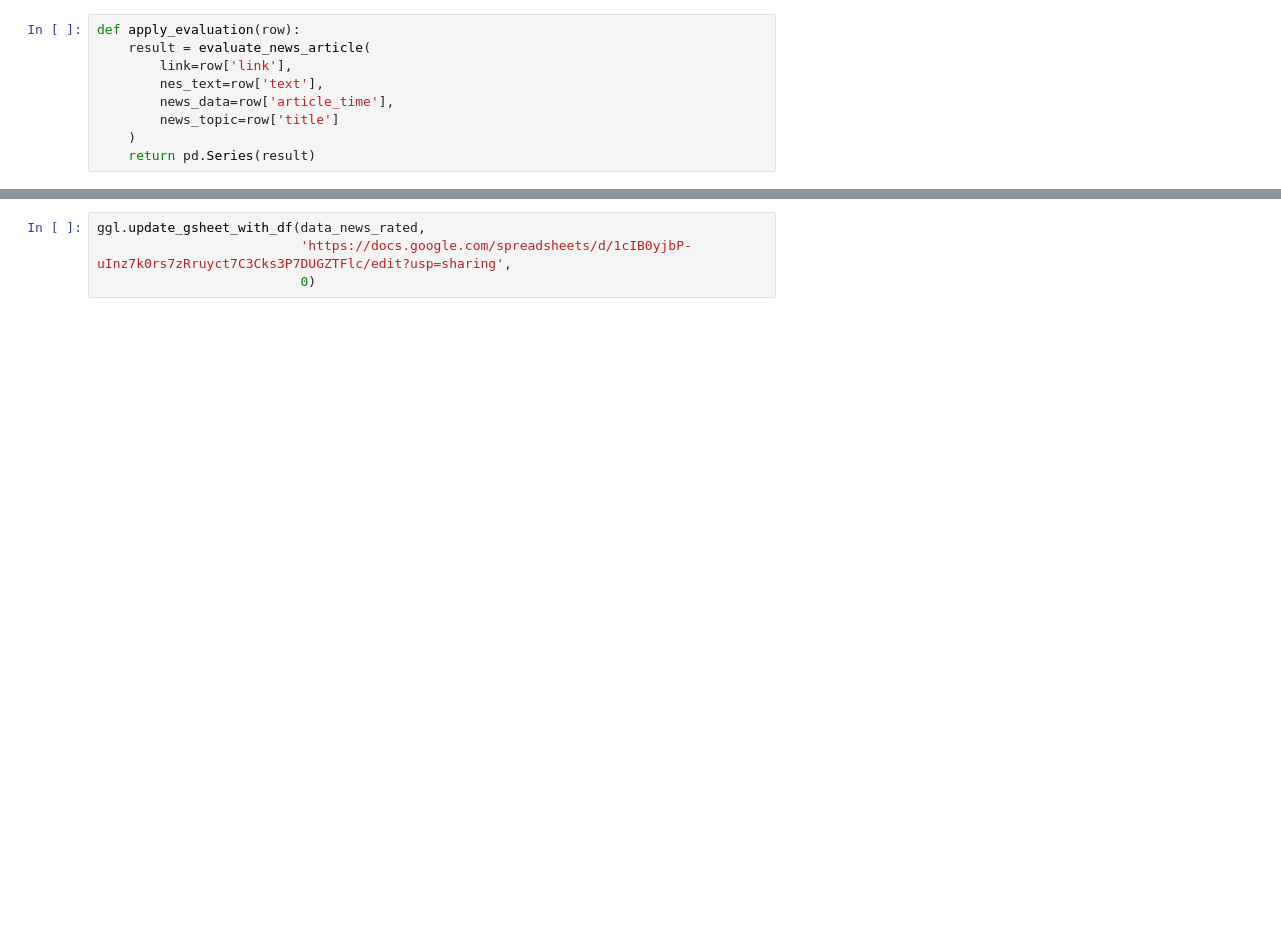
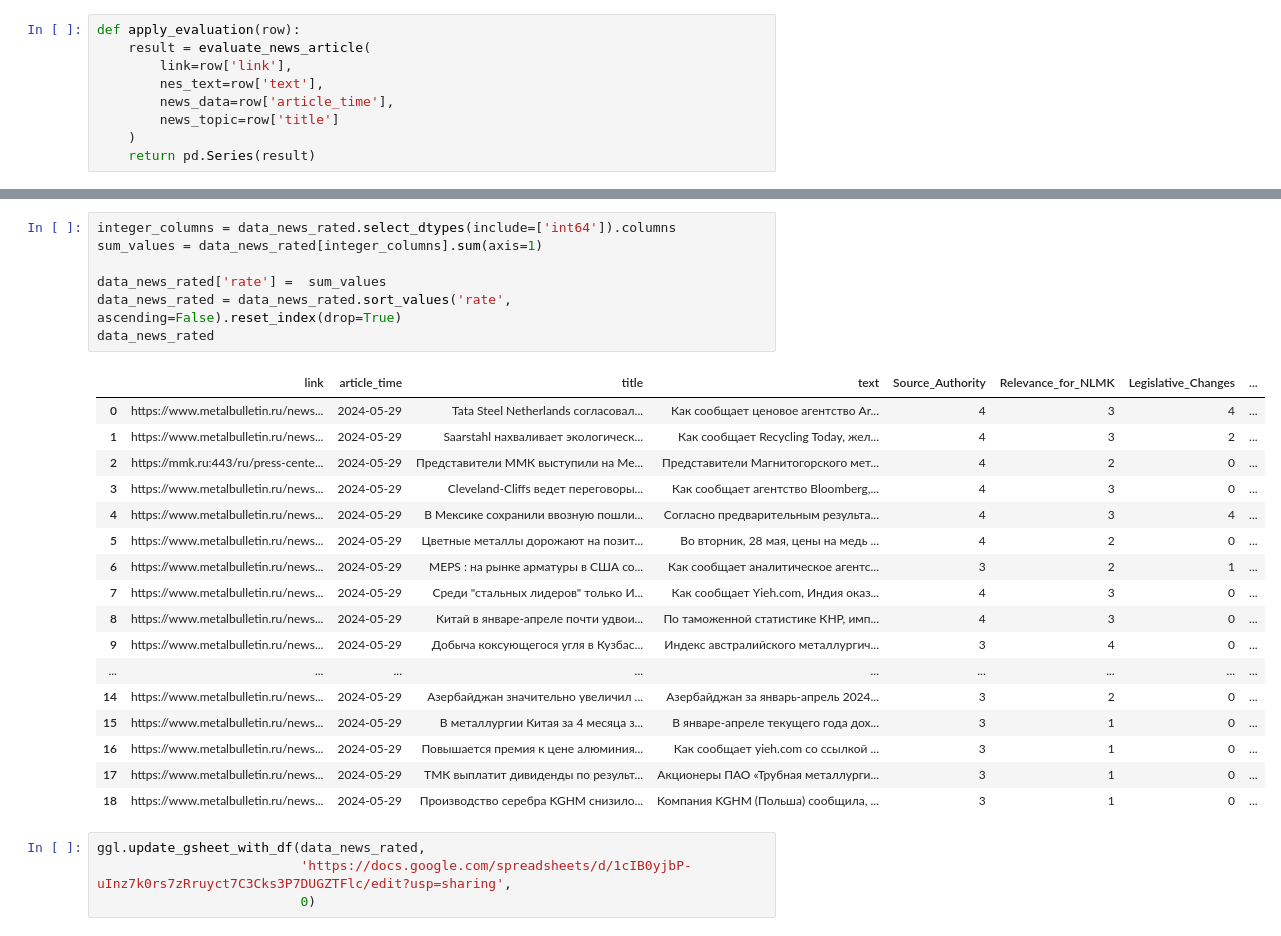
Before and after one commit to mlenzovet/nlmk_bot, a Jupyter notebook: csv_processing.ipynb, the cells around one changed output, grey strips where cells are left out. Drawn from its saved outputs; the diff is of its cells as text; blank space fills up the shorter version.

```diff
--- a/csv_processing.ipynb
+++ b/csv_processing.ipynb
@@ -108,3 +149,28 @@ data_news_rated
+# %%
+integer_columns = data_news_rated.select_dtypes(include=['int64']).columns
+sum_values = data_news_rated[integer_columns].sum(axis=1)
+
+data_news_rated['rate'] =  sum_values
+data_news_rated = data_news_rated.sort_values('rate', ascending=False).reset_index(drop=True)
+data_news_rated
+# %% [output]
+|  | link | article_time | title | text | Source_Authority | Relevance_for_NLMK | Legislative_Changes | ... |
+| 0 | https://www.metalbulletin.ru/news... | 2024-05-29 | Tata Steel Netherlands согласовал... | Как сообщает ценовое агентство Ar... | 4 | 3 | 4 | ... |
+| 1 | https://www.metalbulletin.ru/news... | 2024-05-29 | Saarstahl нахваливает экологическ... | Как сообщает Recycling Today, жел... | 4 | 3 | 2 | ... |
+| 2 | https://mmk.ru:443/ru/press-cente... | 2024-05-29 | Представители ММК выступили на Ме... | Представители Магнитогорского мет... | 4 | 2 | 0 | ... |
+| 3 | https://www.metalbulletin.ru/news... | 2024-05-29 | Cleveland-Cliffs ведет переговоры... | Как сообщает агентство Bloomberg,... | 4 | 3 | 0 | ... |
+| 4 | https://www.metalbulletin.ru/news... | 2024-05-29 | В Мексике сохранили ввозную пошли... | Согласно предварительным результа... | 4 | 3 | 4 | ... |
+| 5 | https://www.metalbulletin.ru/news... | 2024-05-29 | Цветные металлы дорожают на позит... | Во вторник, 28 мая, цены на медь ... | 4 | 2 | 0 | ... |
+| 6 | https://www.metalbulletin.ru/news... | 2024-05-29 | MEPS : на рынке арматуры в США со... | Как сообщает аналитическое агентс... | 3 | 2 | 1 | ... |
+| 7 | https://www.metalbulletin.ru/news... | 2024-05-29 | Среди "стальных лидеров" только И... | Как сообщает Yieh.com, Индия оказ... | 4 | 3 | 0 | ... |
+| 8 | https://www.metalbulletin.ru/news... | 2024-05-29 | Китай в январе-апреле почти удвои... | По таможенной статистике КНР, имп... | 4 | 3 | 0 | ... |
+| 9 | https://www.metalbulletin.ru/news... | 2024-05-29 | Добыча коксующегося угля в Кузбас... | Индекс австралийского металлургич... | 3 | 4 | 0 | ... |
+| ... | ... | ... | ... | ... | ... | ... | ... | ... |
+| 14 | https://www.metalbulletin.ru/news... | 2024-05-29 | Азербайджан значительно увеличил ... | Азербайджан за январь-апрель 2024... | 3 | 2 | 0 | ... |
+| 15 | https://www.metalbulletin.ru/news... | 2024-05-29 | В металлургии Китая за 4 месяца з... | В январе-апреле текущего года дох... | 3 | 1 | 0 | ... |
+| 16 | https://www.metalbulletin.ru/news... | 2024-05-29 | Повышается премия к цене алюминия... | Как сообщает yieh.com со ссылкой ... | 3 | 1 | 0 | ... |
+| 17 | https://www.metalbulletin.ru/news... | 2024-05-29 | ТМК выплатит дивиденды по результ... | Акционеры ПАО «Трубная металлурги... | 3 | 1 | 0 | ... |
+| 18 | https://www.metalbulletin.ru/news... | 2024-05-29 | Производство серебра KGHM снизило... | Компания KGHM (Польша) сообщила, ... | 3 | 1 | 0 | ... |
 # %%
 ggl.update_gsheet_with_df(data_news_rated,
                           'https://docs.google.com/spreadsheets/d/1cIB0yjbP-uInz7k0rs7zRruyct7C3Cks3P7DUGZTFlc/edit?usp=sharing',
```
Also changed, not shown: parts of 20 cells of this notebook, 4 other files.
